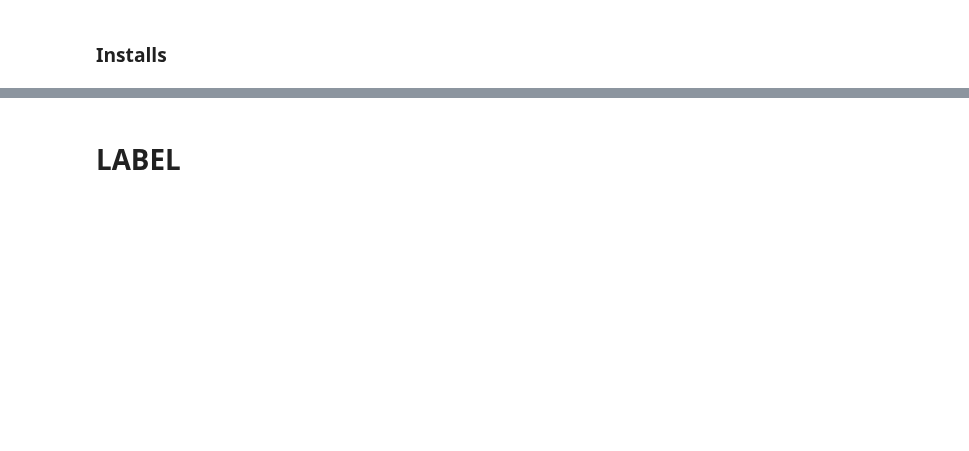
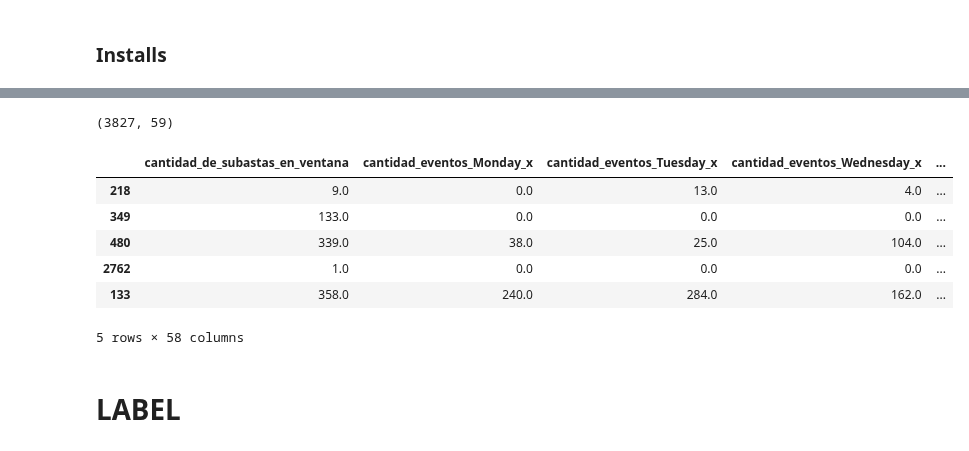
Before and after one commit to alepenaa94/Datos_2019_tp2, a Jupyter notebook: Algoritmos_ML/pruebaASD.ipynb, the cells around one changed output, grey strips where cells are left out. Saved outputs shown, nothing was run; the diff lists cells and outputs as text; code cells hidden in the pictures; blank space fills up the shorter version.

```diff
--- a/Algoritmos_ML/pruebaASD.ipynb
+++ b/Algoritmos_ML/pruebaASD.ipynb
@@ -389,2 +277,8 @@ features_installs_v1.fillna(0,inplace=True)
+# %%
+features_v2 = pd.merge(label2[['device_id']],features_v2,left_on='device_id',right_on='ref_hash',how='inner')
+# %%
+features_v2.shape
+# %% [output]
+(3827, 59)
 # %%
-features_installs_v1.sort_values(by='device_id',inplace=True)
+features_v2.sort_values(by='ref_hash',inplace=True)
@@ -391,2 +287,12 @@ features_installs_v1.sort_values(by='device_id',inplace=True)
+# %%
+features_v2.head()
+# %% [output]
+|  | cantidad_de_subastas_en_ventana | cantidad_eventos_Monday_x | cantidad_eventos_Tuesday_x | cantidad_eventos_Wednesday_x | ... |
+| 218 | 9.0 | 0.0 | 13.0 | 4.0 | ... |
+| 349 | 133.0 | 0.0 | 0.0 | 0.0 | ... |
+| 480 | 339.0 | 38.0 | 25.0 | 104.0 | ... |
+| 2762 | 1.0 | 0.0 | 0.0 | 0.0 | ... |
+| 133 | 358.0 | 240.0 | 284.0 | 162.0 | ... |
+5 rows × 58 columns
 # %% [markdown]
 # LABEL
```
Also changed, not shown: parts of 72 cells of this notebook.
